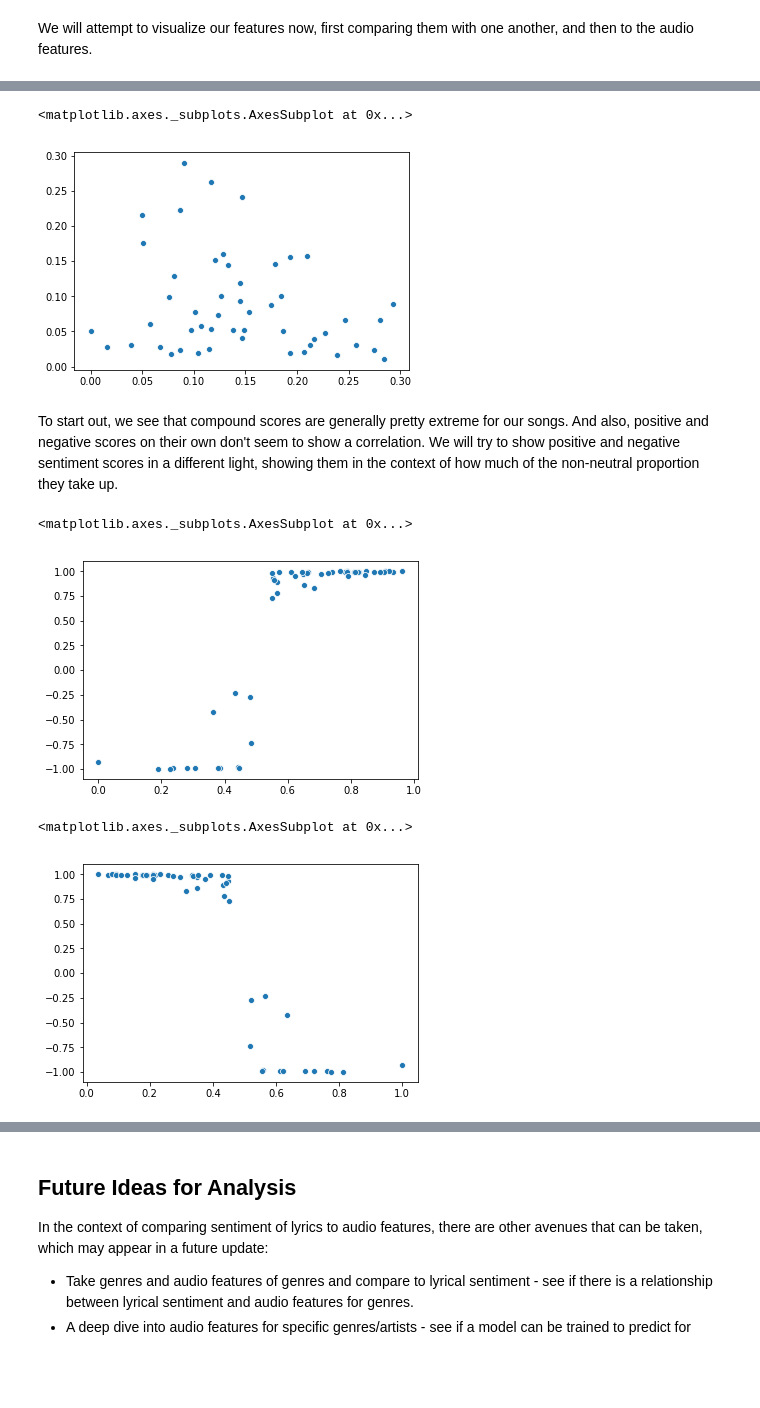
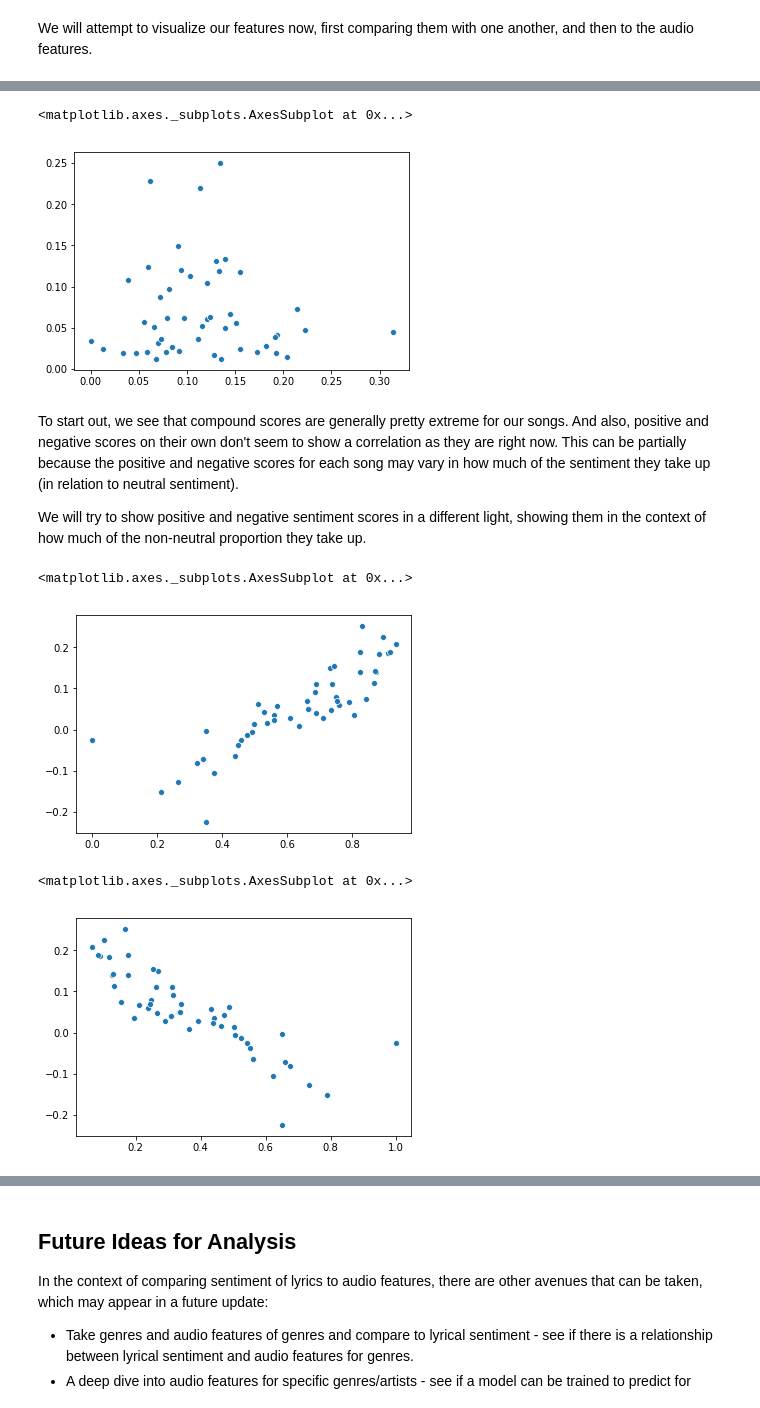
Before and after one commit to artunggal/SpotifyAnalysis, a Jupyter notebook: SentiAnalyzer.ipynb, the cells around one changed output, grey strips where cells are left out. Saved outputs shown, nothing was run; the diff lists cells and outputs as text; code cells hidden in the pictures; blank space fills up the shorter version.

```diff
--- a/SentiAnalyzer.ipynb
+++ b/SentiAnalyzer.ipynb
@@ -345,0 +453,29 @@ for i in range(len(pos)):
+# %%
+# method to average every line's sentiment score
+cp = []
+cp_pos = []
+cp_neg = []
+cp_neu = []
+for lyric in lyrics:
+    comp = 0
+    pos = 0
+    neg = 0
+    neu = 0
+    lines = 0
+    words = ""
+
+    for line in lyric:
+        if "[" in line:
+            continue
+        if line == "":
+            continue
+        sent = sentiment_scores(line)
+        comp += sent['compound']
+        pos += sent['pos']
+        neg += sent['neg']
+        neu += sent['neu']
+        lines += 1
+    cp.append(comp / lines)
+    cp_pos.append(pos / lines)
+    cp_neg.append(neg / lines)
+    cp_neu.append(neu / lines)
@@ -346,10 +544,8 @@ for i in range(len(pos)):
 # %%
-tens_df["pos_sent"] = pos
-tens_df["neg_sent"] = neg
-tens_df["neu_sent"] = neu
-tens_df["compound_sent"] = comp
-tens_df["weighted_pos_sent"] = weight_pos
-tens_df["pos_neg"] = pos_neg
+tens_df["pos_sent"] = cp_pos
+tens_df["neg_sent"] = cp_neg
+tens_df["neu_sent"] = cp_neu
+tens_df["compound_sent"] = cp
 # %% [markdown]
 We will attempt to visualize our features now, first comparing them with one another, and then to the audio features.
 # %%
@@ -360,18 +556,23 @@ sns.scatterplot(comp, neu)
 # %%
-sns.scatterplot(pos, neg)
+sns.scatterplot(cp_pos, cp_neg)
 # %% [output]
 <matplotlib.axes._subplots.AxesSubplot at 0x...>
-[figure, old version]
+[figure, new version]
 # %% [markdown]
-To start out, we see that compound scores are generally pretty extreme for our songs. And also, positive and negative scores on their own don't seem to show a correlation. We will try to show positive and negative sentiment scores in a different light, showing them in the context of how much of the non-neutral proportion they take up.
+To start out, we see that compound scores are generally pretty extreme for our songs. And also, positive and negative scores on their own don't seem to show a correlation as they are right now. This can be partially because the positive and negative scores for each song may vary in how much of the sentiment they take up (in relation to neutral sentiment).
+
+We will try to show positive and negative sentiment scores in a different light, showing them in the context of how much of the non-neutral proportion they take up.
+# %%
+weight_pos = tens_df["pos_sent"] / (tens_df["pos_sent"] + tens_df["neg_sent"])
+weight_neg = tens_df["neg_sent"] / (tens_df["pos_sent"] + tens_df["neg_sent"])
 # %%
-sns.scatterplot(weight_pos, comp)
+sns.scatterplot(weight_pos, cp)
 # %% [output]
 <matplotlib.axes._subplots.AxesSubplot at 0x...>
-[figure, old version]
+[figure, new version]
 # %%
-sns.scatterplot(weight_neg, comp)
+sns.scatterplot(weight_neg, cp)
 # %% [output]
 <matplotlib.axes._subplots.AxesSubplot at 0x...>
-[figure, old version]
+[figure, new version]
 # %% [markdown]
```
Also changed, not shown: parts of 52 cells of this notebook, 1 other file.
